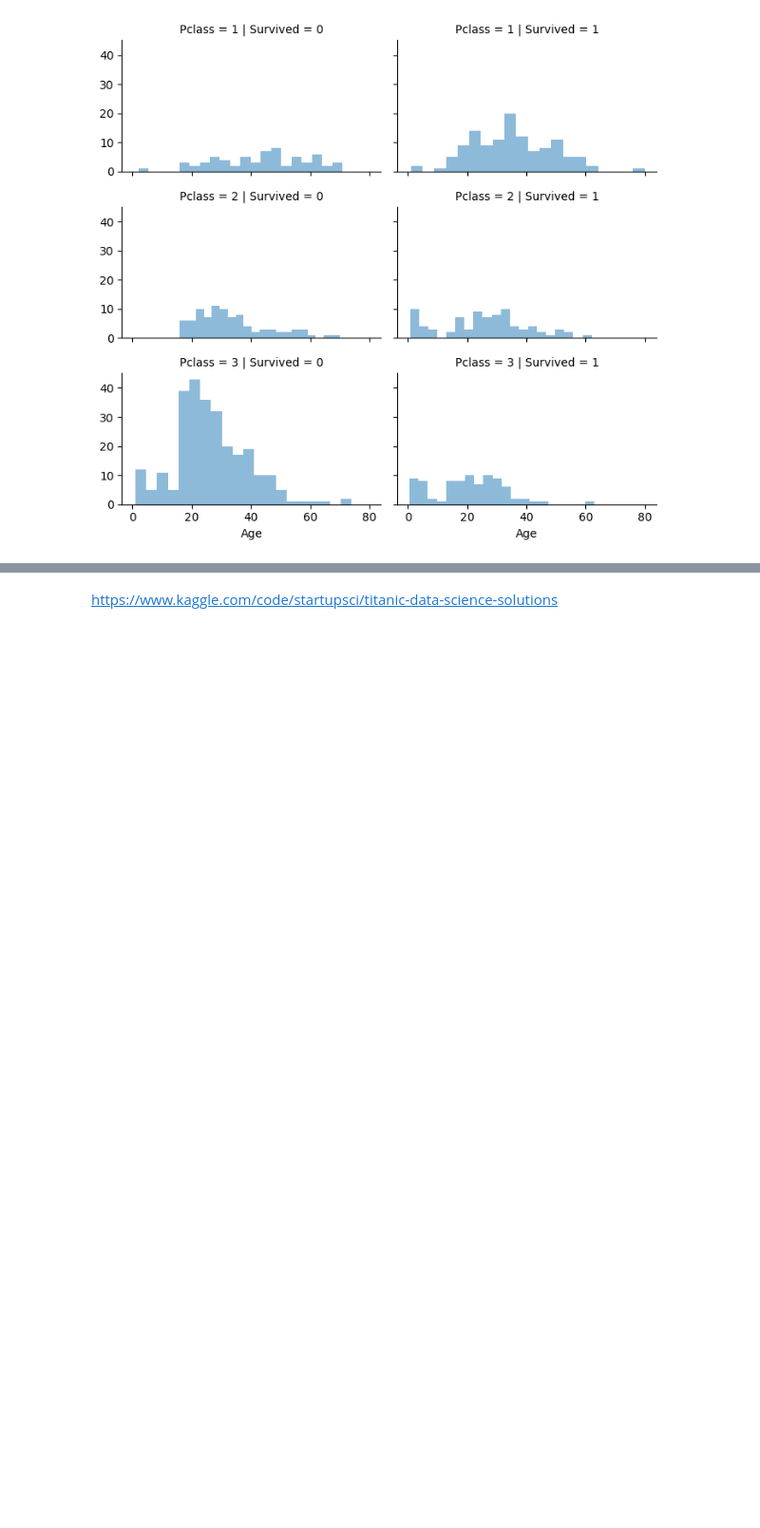
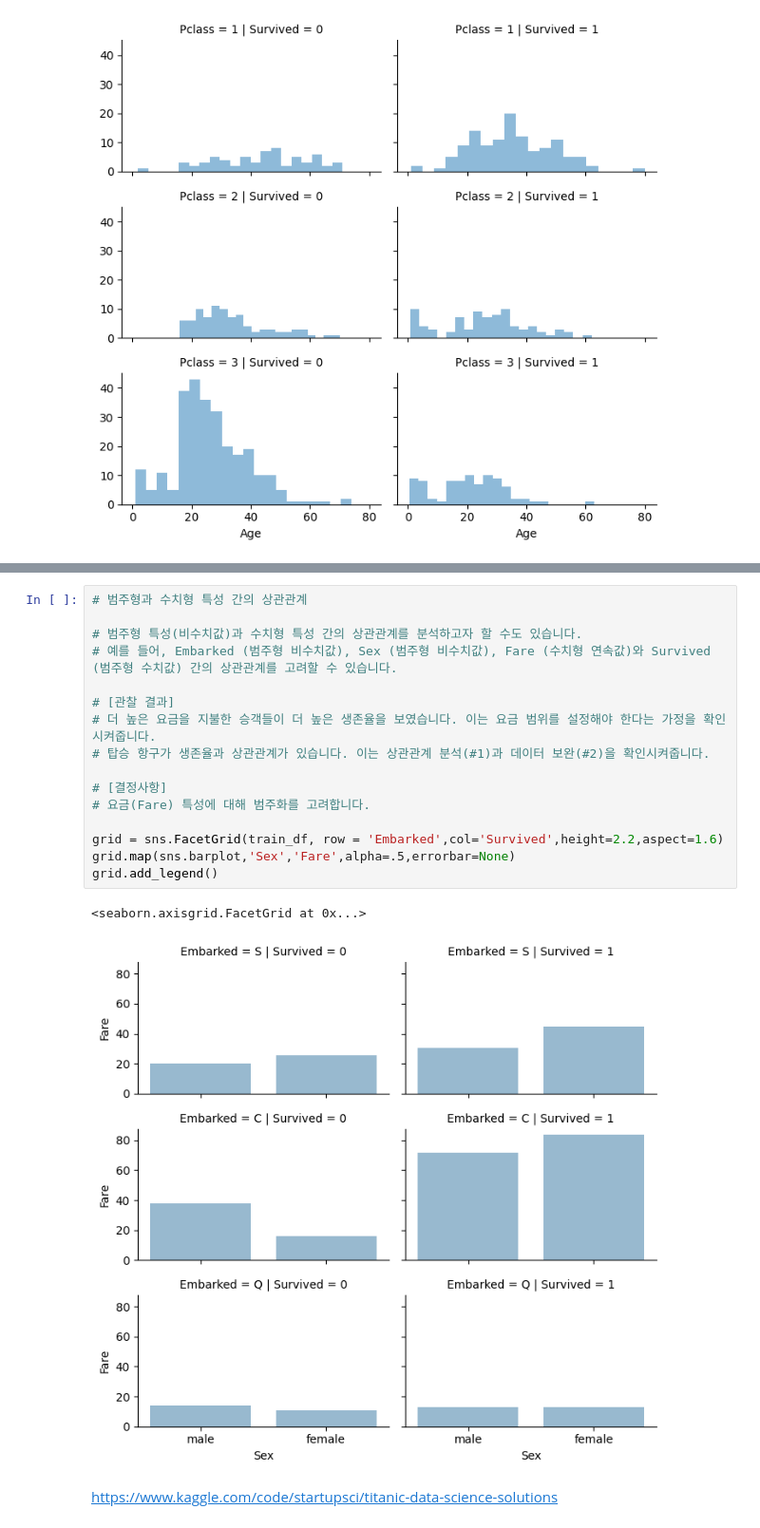
Before and after one commit to kim-bo-saeng/Data_analysis, a Jupyter notebook: titanic_classfication/titanic_analysis.ipynb, the cells around one changed output, grey strips where cells are left out. Shown: that part at 95% size. Cells and saved outputs as stored; diff of their text form; blank space fills up the shorter version.

```diff
--- a/titanic_classfication/titanic_analysis.ipynb
+++ b/titanic_classfication/titanic_analysis.ipynb
@@ -282,2 +282,21 @@ grid.add_legend()
+# %%
+# 범주형과 수치형 특성 간의 상관관계
+
+# 범주형 특성(비수치값)과 수치형 특성 간의 상관관계를 분석하고자 할 수도 있습니다.
+# 예를 들어, Embarked (범주형 비수치값), Sex (범주형 비수치값), Fare (수치형 연속값)와 Survived (범주형 수치값) 간의 상관관계를 고려할 수 있습니다.
+
+# [관찰 결과]
+# 더 높은 요금을 지불한 승객들이 더 높은 생존율을 보였습니다. 이는 요금 범위를 설정해야 한다는 가정을 확인시켜줍니다.
+# 탑승 항구가 생존율과 상관관계가 있습니다. 이는 상관관계 분석(#1)과 데이터 보완(#2)을 확인시켜줍니다.
+
+# [결정사항]
+# 요금(Fare) 특성에 대해 범주화를 고려합니다.
+
+grid = sns.FacetGrid(train_df, row = 'Embarked',col='Survived',height=2.2,aspect=1.6)
+grid.map(sns.barplot,'Sex','Fare',alpha=.5,errorbar=None)
+grid.add_legend()
+# %% [output]
+<seaborn.axisgrid.FacetGrid at 0x...>
+[figure, added]
 # %% [markdown]
 https://www.kaggle.com/code/startupsci/titanic-data-science-solutions
```
Also changed, not shown: parts of 2 cells of this notebook.
